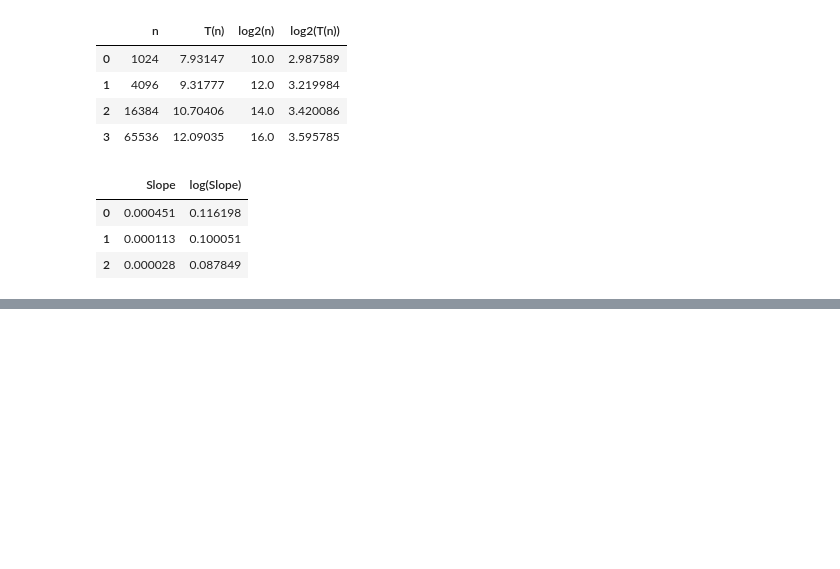
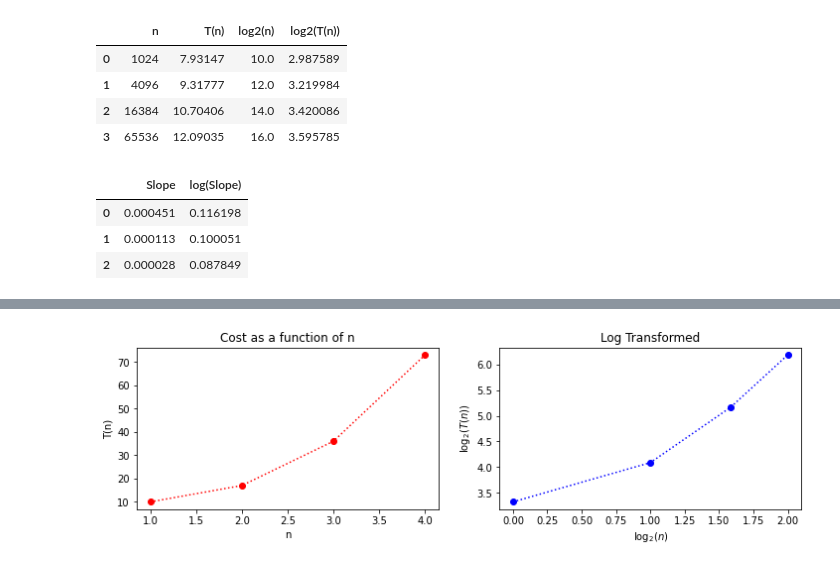
Before and after one commit to john-s-butler-dit/Intro-to-Algorithms, a Jupyter notebook: Chapter 1- Introduction_to_Algorithms/Analysis of an Algorithm.ipynb, the cells around one changed output, grey strips where cells are left out. Drawn from its saved outputs; the diff is of its cells as text; code cells hidden in the pictures; blank space fills up the shorter version.

```diff
--- a/Chapter 1- Introduction_to_Algorithms/Analysis of an Algorithm.ipynb
+++ b/Chapter 1- Introduction_to_Algorithms/Analysis of an Algorithm.ipynb
@@ -210,0 +263,6 @@ df_slope
+# %%
+n=[1,2,3,4]
+T=[10,17,36,73]
+d = {'n ': n,    'Cost (T(n)': T}
+df = pd.DataFrame(data=d)
+df
@@ -210,0 +275,4 @@ df_slope
+# %%
+Analysis_of_Algorithm(n,T)
+# %% [output]
+[figure, added]
```
Also changed, not shown: parts of 21 cells of this notebook.
